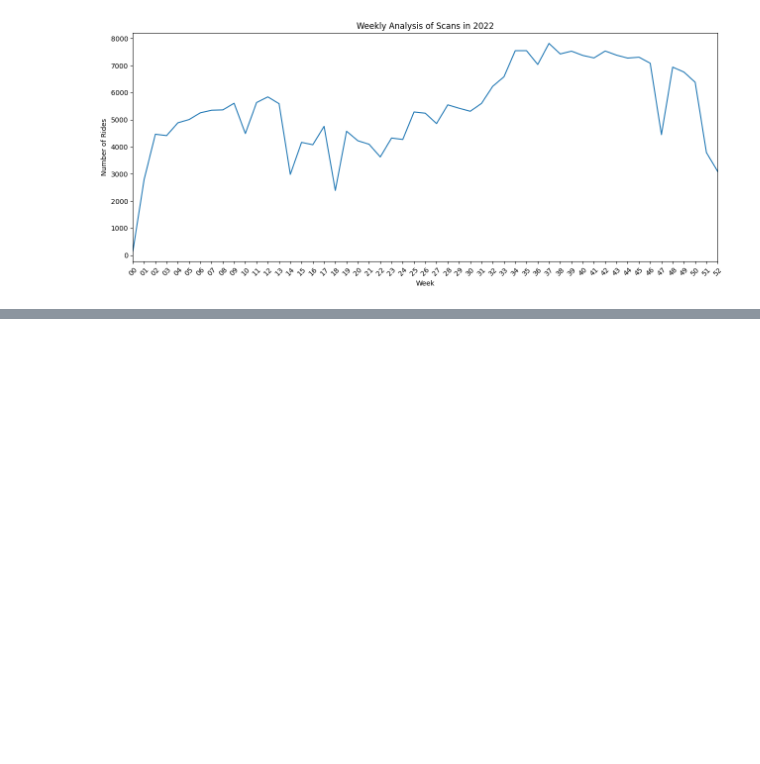
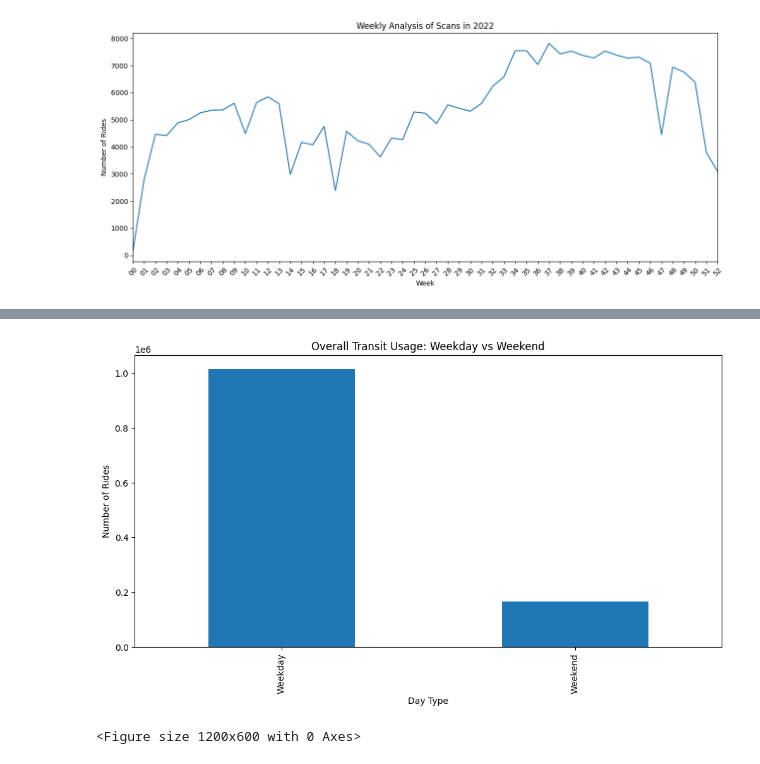
Before and after one commit to SySyAli/vanderbilt_movevu, a Jupyter notebook: testing/testing2.ipynb, the cells around one changed output, grey strips where cells are left out. Drawn from its saved outputs; the diff is of its cells as text; code cells hidden in the pictures; blank space fills up the shorter version.

Commit message:
some more data analysis

```diff
--- a/testing/testing2.ipynb
+++ b/testing/testing2.ipynb
@@ -858,0 +989,78 @@ See the caveats in the documentation: https://pandas.pydata.org/pandas-docs/stab
+# %%
+# weekday analysis vs weekend analysis
+df_cleaned['Day_Type'] = df_cleaned['RIDE_DATE'].dt.dayofweek.apply(lambda x: 'Weekend' if x >= 5 else 'Weekday')
+weekday_weekend_rides = df_cleaned.groupby('Day_Type').size()
+
+# Group by day type and hour, then count rides
+hourly_rides = df_cleaned.groupby(['Day_Type', 'Hour']).size().unstack(fill_value=0)
+
+filtered_data['Day_Type']  = filtered_data['RIDE_DATE'].dt.dayofweek.apply(lambda x: 'Weekend' if x >= 5 else 'Weekday')
+
+# Group by day type and route, then count rides
+route_popularity = filtered_data.groupby(['Day_Type', 'ROUTE']).size().unstack(fill_value=0)
+
+# Plot for overall usage
+plt.figure(figsize=(12, 6))
+weekday_weekend_rides.plot(kind='bar')
+plt.title('Overall Transit Usage: Weekday vs Weekend')
+plt.xlabel('Day Type')
+plt.ylabel('Number of Rides')
+plt.show()
+
+# Plot for hourly rides
+plt.figure(figsize=(12, 6))
+hourly_rides.T.plot(kind='line')  # Transpose for better plotting
+plt.title('Hourly Transit Usage: Weekday vs Weekend')
+plt.xlabel('Hour of Day')
+plt.ylabel('Number of Rides')
+plt.legend(title='Day Type')
+plt.show()
+
+# Plot for route popularity
+plt.figure(figsize=(12, 6))
+route_popularity.T.plot(kind='bar')  # Transpose for better plotting
+plt.title('Route Popularity: Weekday vs Weekend')
+plt.xlabel('Route Number')
+plt.ylabel('Number of Rides')
+plt.legend(title='Day Type')
+plt.show()
+
+
+# generate this for 2022
+df_2022['Day_Type'] = df_2022['RIDE_DATE'].dt.dayofweek.apply(lambda x: 'Weekend' if x >= 5 else 'Weekday')
+weekday_weekend_rides2022 = df_2022.groupby('Day_Type').size()
+
+# Group by day type and hour, then count rides
+hourly_rides2022 = df_2022.groupby(['Day_Type', 'Hour']).size().unstack(fill_value=0)
+
+filtered_data2022['Day_Type']  = filtered_data2022['RIDE_DATE'].dt.dayofweek.apply(lambda x: 'Weekend' if x >= 5 else 'Weekday')
+
+# Group by day type and route, then count rides
+route_popularity2022 = filtered_data2022.groupby(['Day_Type', 'ROUTE']).size().unstack(fill_value=0)
+
+# Plot for overall usage
+plt.figure(figsize=(12, 6))
+weekday_weekend_rides2022.plot(kind='bar')
+plt.title('Overall Transit Usage: Weekday vs Weekend')
+plt.xlabel('Day Type')
+plt.ylabel('Number of Rides')
+plt.show()
+
+# Plot for hourly rides
+plt.figure(figsize=(12, 6))
+hourly_rides2022.T.plot(kind='line')  # Transpose for better plotting
+plt.title('Hourly Transit Usage: Weekday vs Weekend 2022')
+plt.xlabel('Hour of Day')
+plt.ylabel('Number of Rides')
+plt.legend(title='Day Type')
+plt.show()
+
+# Plot for route popularity
+plt.figure(figsize=(12, 6))
+route_popularity2022.T.plot(kind='bar')  # Transpose for better plotting
+plt.title('Route Popularity: Weekday vs Weekend 2022')
+plt.xlabel('Route Number')
+plt.ylabel('Number of Rides')
+plt.legend(title='Day Type')
+plt.show()
+# %% [output]
@@ -858,0 +1077,2 @@ See the caveats in the documentation: https://pandas.pydata.org/pandas-docs/stab
+[figure, added]
+<Figure size 1200x600 with 0 Axes>
```
Also changed, not shown: parts of 8 cells of this notebook, 1 other file.
